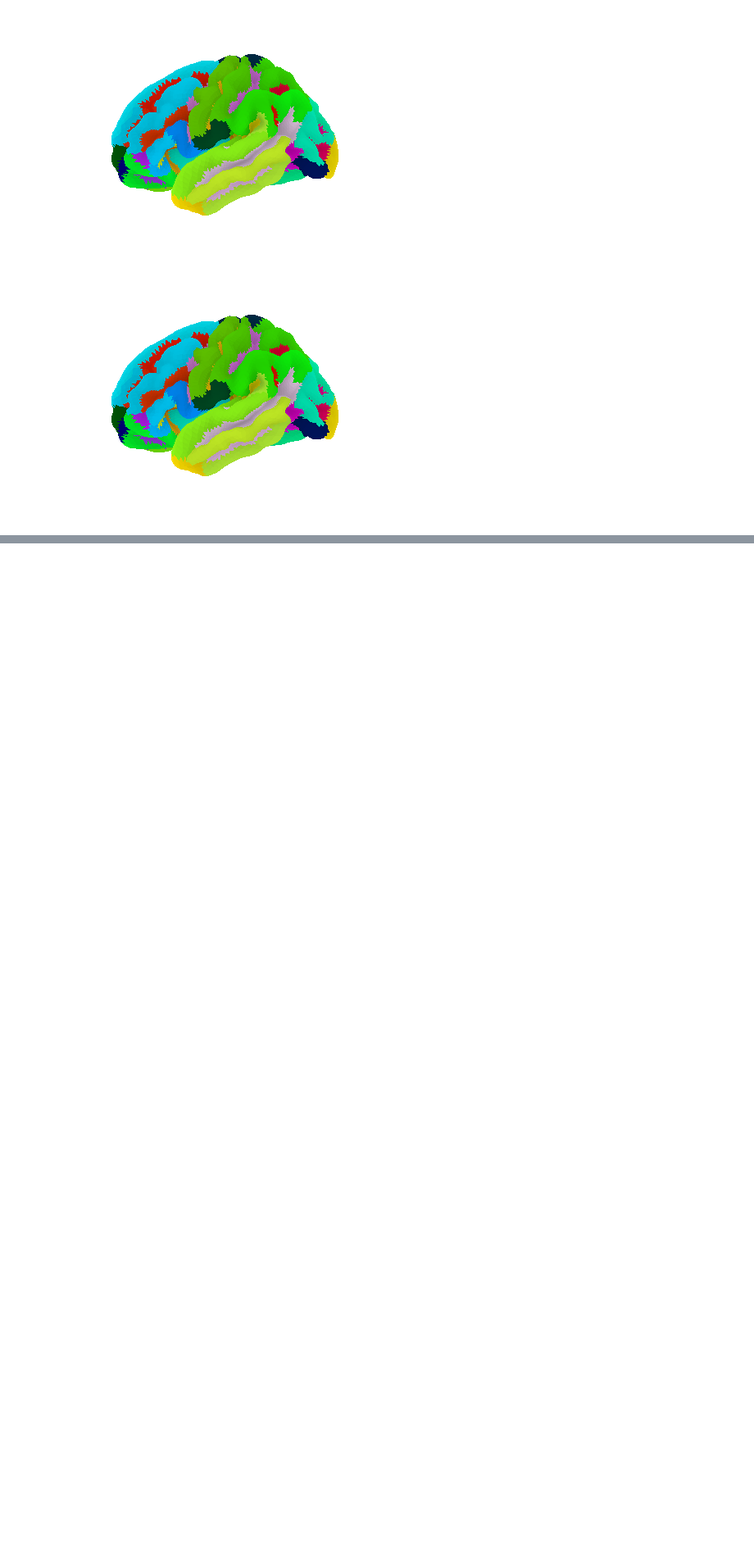
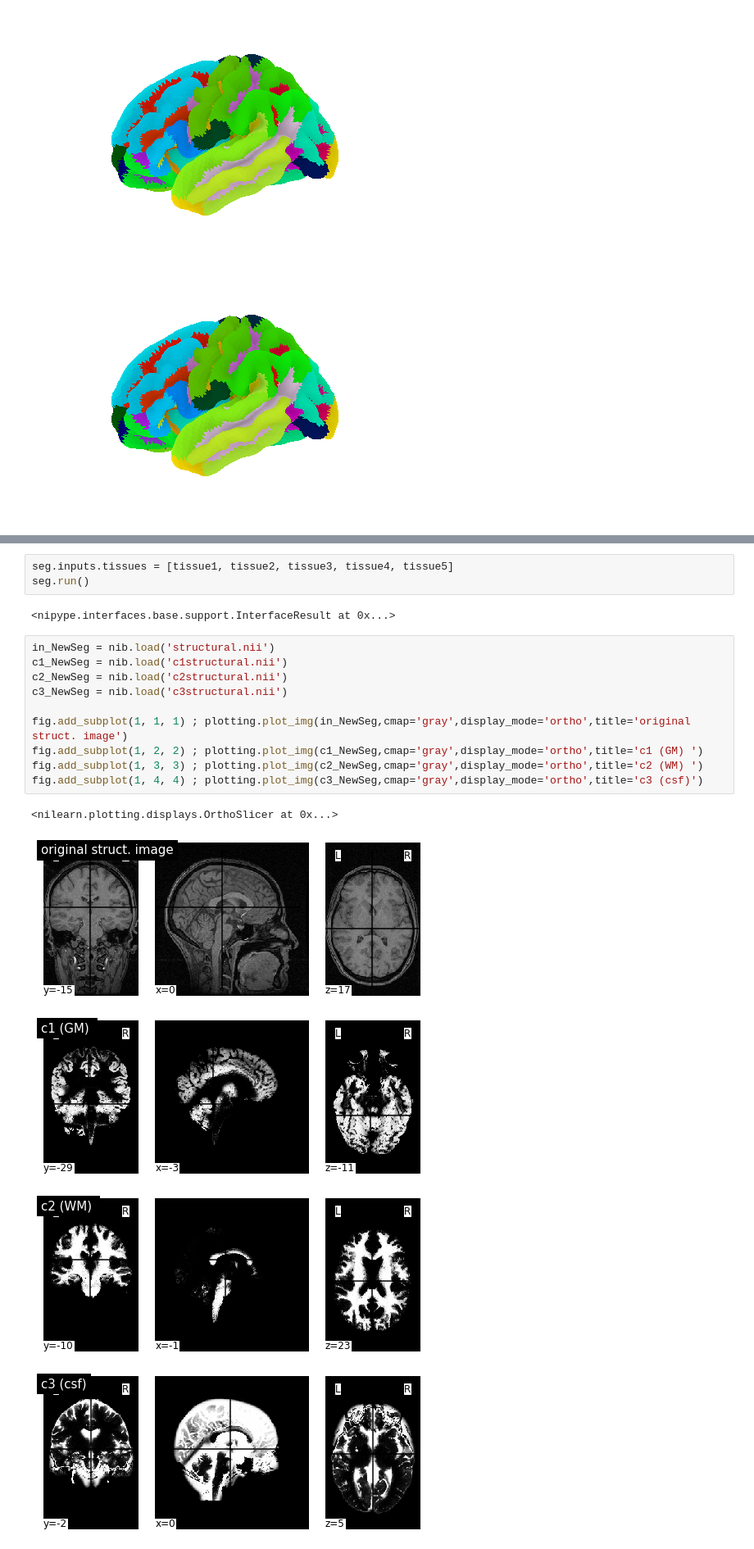
Before and after one commit to fishtree-attempt/SDC-BIDS-sMRI, a Jupyter notebook: code/5_sMRI_StatisticalAnalysis.ipynb, the cells around one changed output, grey strips where cells are left out. Shown at 82% size. Drawn from its saved outputs; the diff is of its cells as text; blank space fills up the shorter version.

```diff
--- a/code/5_sMRI_StatisticalAnalysis.ipynb
+++ b/code/5_sMRI_StatisticalAnalysis.ipynb
@@ -241,0 +415,21 @@ plotting.plot_surf_roi(fsaverage['pial_left'], roi_map=parcellation,hemi='left',
+# %%
+seg.inputs.tissues = [tissue1, tissue2, tissue3, tissue4, tissue5]
+seg.run()
+# %% [output]
+<nipype.interfaces.base.support.InterfaceResult at 0x...>
+# %%
+in_NewSeg = nib.load('structural.nii')
+c1_NewSeg = nib.load('c1structural.nii')
+c2_NewSeg = nib.load('c2structural.nii')
+c3_NewSeg = nib.load('c3structural.nii')
+
+fig.add_subplot(1, 1, 1) ; plotting.plot_img(in_NewSeg,cmap='gray',display_mode='ortho',title='original struct. image')
+fig.add_subplot(1, 2, 2) ; plotting.plot_img(c1_NewSeg,cmap='gray',display_mode='ortho',title='c1 (GM) ')
+fig.add_subplot(1, 3, 3) ; plotting.plot_img(c2_NewSeg,cmap='gray',display_mode='ortho',title='c2 (WM) ')
+fig.add_subplot(1, 4, 4) ; plotting.plot_img(c3_NewSeg,cmap='gray',display_mode='ortho',title='c3 (csf)')
+# %% [output]
+<nilearn.plotting.displays.OrthoSlicer at 0x...>
+[figure, added]
+[figure, added]
+[figure, added]
+[figure, added]
```
Also changed, not shown: parts of 47 cells of this notebook.
